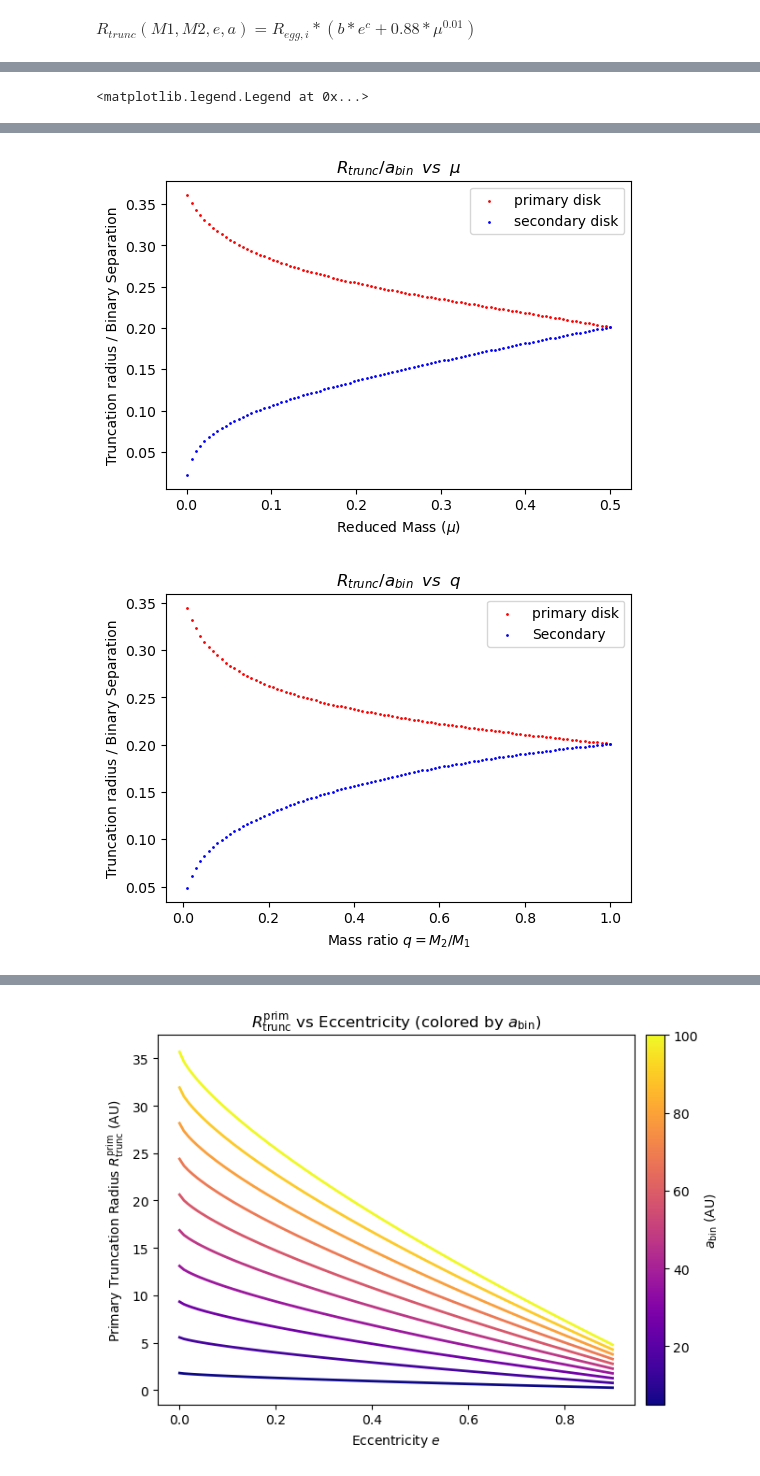
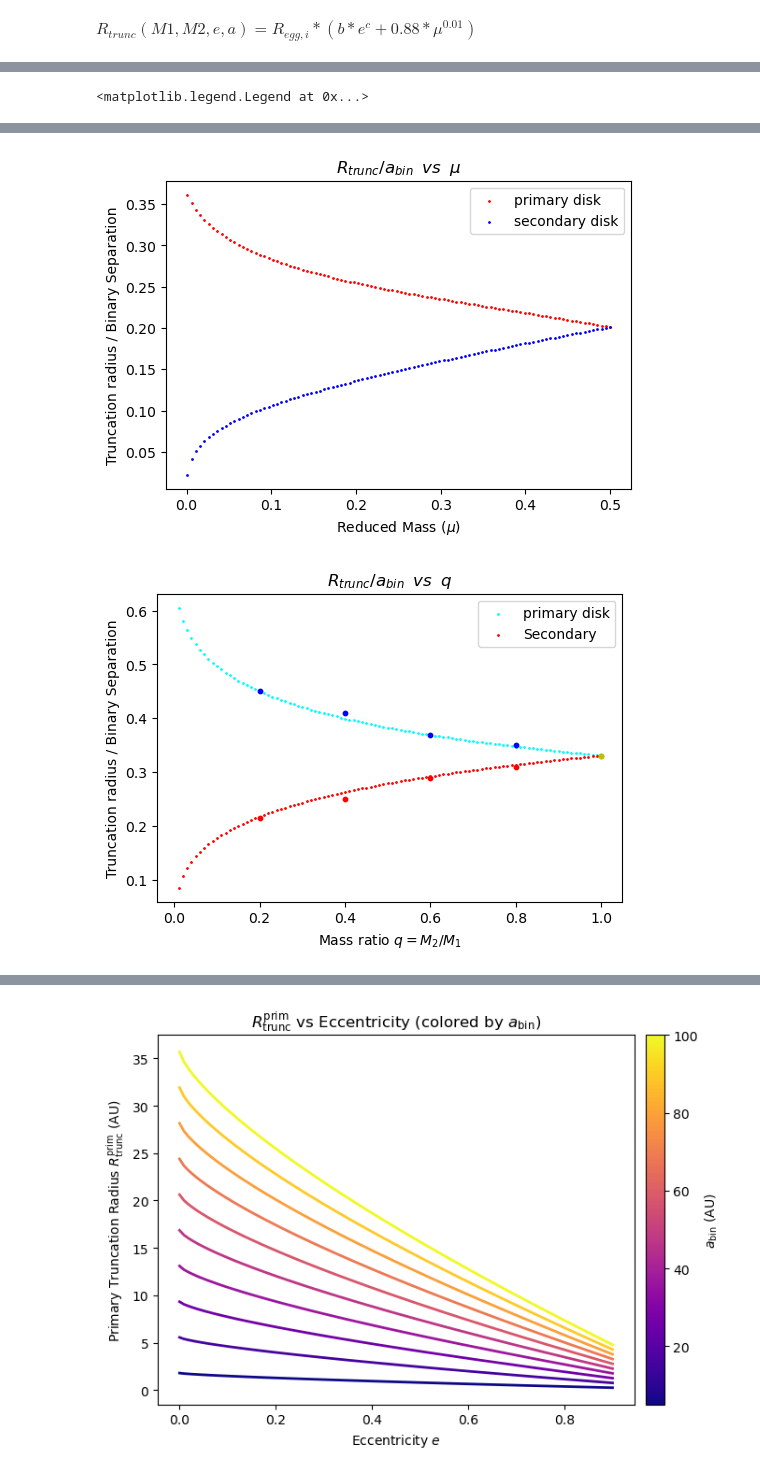
Before and after one commit to Chartman25/UnigeMasters, a Jupyter notebook: Astrophysics_Lab_Disc_Truncation/Oh_yeah_its_all_coming_together.ipynb, the cells around one changed output, grey strips where cells are left out. Saved outputs shown, nothing was run; the diff lists cells and outputs as text; code cells hidden in the pictures.

```diff
--- a/Astrophysics_Lab_Disc_Truncation/Oh_yeah_its_all_coming_together.ipynb
+++ b/Astrophysics_Lab_Disc_Truncation/Oh_yeah_its_all_coming_together.ipynb
@@ -203,10 +203,10 @@ aspect_ratio = np.mean([aspect_ratio_5e4, aspect_ratio_1e4, aspect_ratio_5e3, as
 
 known_mu = [0.1, 0.2, 0.3, 0.4, 0.5]
 
-M1=.99 # Mass of star 1 in solar masses
-M2=.7 # Mass of Star 2 in solar masses
-e=.31 # Eccentricity of system
-abin=5.3 # Semi-major Axis of system
+M1=1.0788 # Mass of star 1 in solar masses
+M2=0.9092 # Mass of Star 2 in solar masses
+e=.51 # Eccentricity of system
+abin=17.493 # Semi-major Axis of system
 # Re = AC.Reynolds(alpha, aspect_ratio) # Target Reynolds numbers calculated from given alpha and aspect ratio
 
 b = [] # values of b from table
@@ -308,7 +308,7 @@ trunc_primary_q_dep = []
 trunc_secondary_q_dep = []
 
 for ii in range(len(M2_dependence)):
-    trunc_prim, trunc_sec = AC.truncation_radius(alpha, aspect_ratio, M1, M2_dependence[ii], e, abin, b, c,re_idx=0, plotting=False)
+    trunc_prim, trunc_sec = AC.truncation_radius(alpha, aspect_ratio, M1, M2_dependence[ii], 0, abin, b, c,re_idx=0, plotting=False)
     trunc_primary_q_dep.append(float(np.asarray(trunc_prim)) / abin)
     trunc_secondary_q_dep.append(float(np.asarray(trunc_sec)) / abin)
 
@@ -344,36 +344,46 @@ plt.xlabel('Binary Separation (AU)')
 plt.ylabel('Truncation radius (AU)')
 plt.title(r'$R_{trunc}\;\;vs\;\;a_{bin}$')
 plt.legend()
 
 plt.subplots(figsize=(6, 4))
 plt.scatter(mu_vals, trunc_primary_mu_dep, color='r', s=1, label='primary disk')
 plt.scatter(mu_vals, trunc_secondary_mu_dep, color='b', s=1, label='secondary disk')
 plt.xlabel(r'Reduced Mass ($\mu$)')
 plt.ylabel('Truncation radius / Binary Separation')
 plt.title(r'$R_{trunc}/a_{bin}\;\;vs\;\;\mu$')
 plt.legend()
 
 plt.subplots(figsize=(6, 4))
-plt.scatter(q_vals, trunc_primary_q_dep, color='r', s=1, label='primary disk')
-plt.scatter(q_vals, trunc_secondary_q_dep, color='b', s=1, label='Secondary')
+plt.scatter(q_vals, trunc_primary_q_dep, color='cyan', s=1, label='primary disk')
+plt.scatter(.2, .45, color='b', s=10)
+plt.scatter(.4, .41, color='b', s=10)
+plt.scatter(.6, .37, color='b', s=10)
+plt.scatter(.8, .35, color='b', s=10)
+plt.scatter(1, .33, color='y', s=10)
+plt.scatter(q_vals, trunc_secondary_q_dep, color='red', s=1, label='Secondary')
+plt.scatter(.2, .215, color='r', s=10)
+plt.scatter(.4, .25, color='r', s=10)
+plt.scatter(.6, .29, color='r', s=10)
+plt.scatter(.8, .31, color='r', s=10)
+plt.scatter(1, .33, color='y', s=10)
 plt.xlabel(r'Mass ratio $q = M_2 / M_1$')
 plt.ylabel('Truncation radius / Binary Separation')
 plt.title(r'$R_{trunc}/a_{bin}\;\;vs\;\;q$')
 plt.legend()
 
 plt.subplots(figsize=(6, 4))
 plt.scatter(alpha_dependence, trunc_primary_alpha_dep, color='r', s=1, label='primary disk')
 plt.scatter(alpha_dependence, trunc_secondary_alpha_dep, color='b', s=1, label='secondary disk')
 plt.xlabel(r'Alpha ($\alpha$)')
 plt.ylabel('Truncation radius / Binary Separation')
 plt.title(r'$R_{trunc}/a_{bin}\;\;vs\;\;\alpha$')
 plt.legend()
 # %% [output]
 <matplotlib.legend.Legend at 0x...>
 [figure]
 [figure]
 [figure]
-[figure, old version]
+[figure, new version]
 [figure]
 # %%
 # Plot Truncation Radius vs Eccentricity
```
Also changed, not shown: parts of 3 cells of this notebook, 1 other file.
